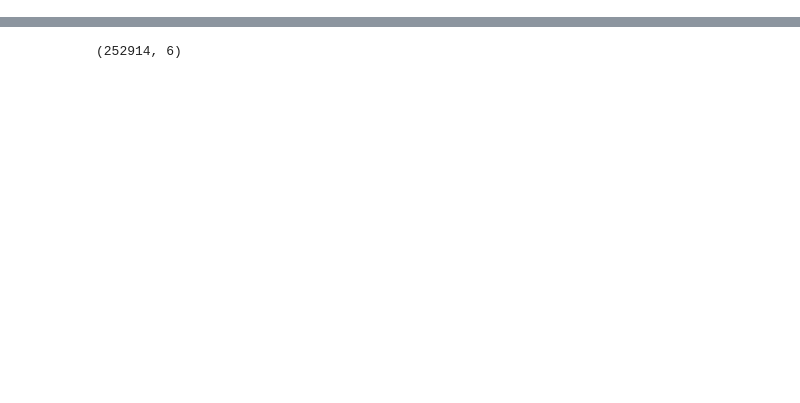
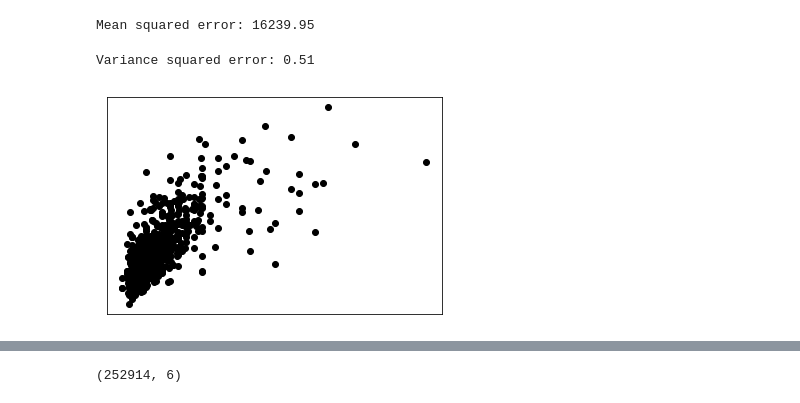
Before and after one commit to sgjcyp/cap_stone, a Jupyter notebook: airbnb_sfo/dataanalysis.ipynb, the cells around one changed output, grey strips where cells are left out. Drawn from its saved outputs; the diff is of its cells as text; code cells hidden in the pictures; blank space fills up the shorter version.

```diff
--- a/airbnb_sfo/dataanalysis.ipynb
+++ b/airbnb_sfo/dataanalysis.ipynb
@@ -127,0 +168,8 @@ nhood.shape
+# %%
+#modify contents
+#df.loc[df['First Season'] > 1990, 'First Season'] = 1
+
+
+dflreg['cleaning_fee'].fillna(0, inplace=True)
+dflreg['beds'].fillna(0, inplace=True)
+dflreg['bathrooms'].fillna(0, inplace=True)
@@ -127,0 +196,6 @@ nhood.shape
+# %%
+y=dflreg.price
+X=dflreg.drop(['price','weekly_price'],axis=1)
+# %%
+X_chunk, X_test, y_chunk, y_test = train_test_split(X, y, test_size=0.20, random_state=47)
+X_train, X_vald, y_train, y_vald = train_test_split(X_chunk, y_chunk, test_size=0.20, random_state=47)
@@ -127,0 +208,4 @@ nhood.shape
+# %%
+lmodel = linear_model.LinearRegression()
+lmodel.fit(X_train,y_train)
+y_pred = lmodel.predict(X_test)
@@ -127,0 +225,21 @@ nhood.shape
+# %%
+print("Mean squared error: %.2f"
+      % mean_squared_error(y_test, y_pred))
+# %% [output]
+Mean squared error: 16239.95
+# %%
+print("Variance squared error: %.2f"
+      % r2_score(y_test, y_pred))
+# %% [output]
+Variance squared error: 0.51
+# %%
+# Plot outputs
+plt.scatter(y_test, y_pred,  color='black')
+#plt.plot(y_test, y_pred, color='blue', linewidth=3)
+
+plt.xticks(())
+plt.yticks(())
+
+plt.show()
+# %% [output]
+[figure, added]
```
Also changed, not shown: parts of 45 cells of this notebook.
